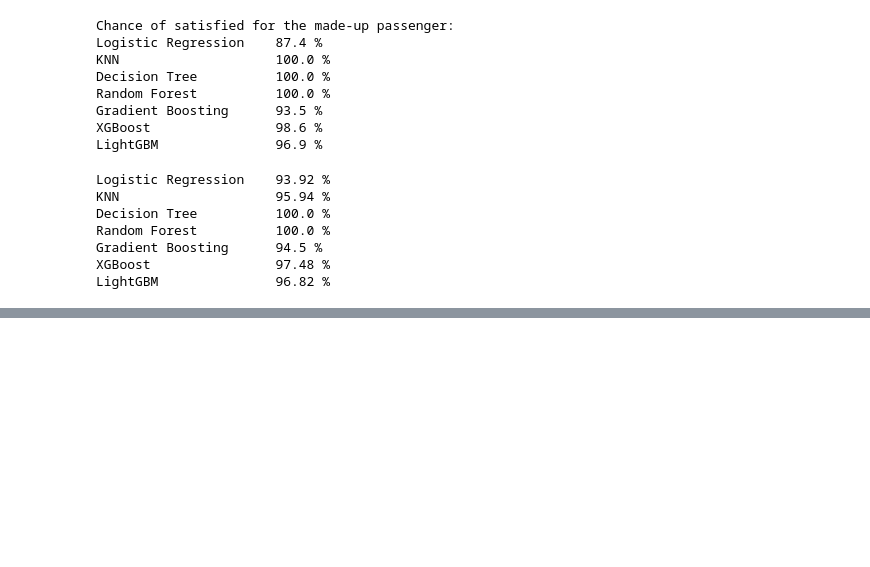
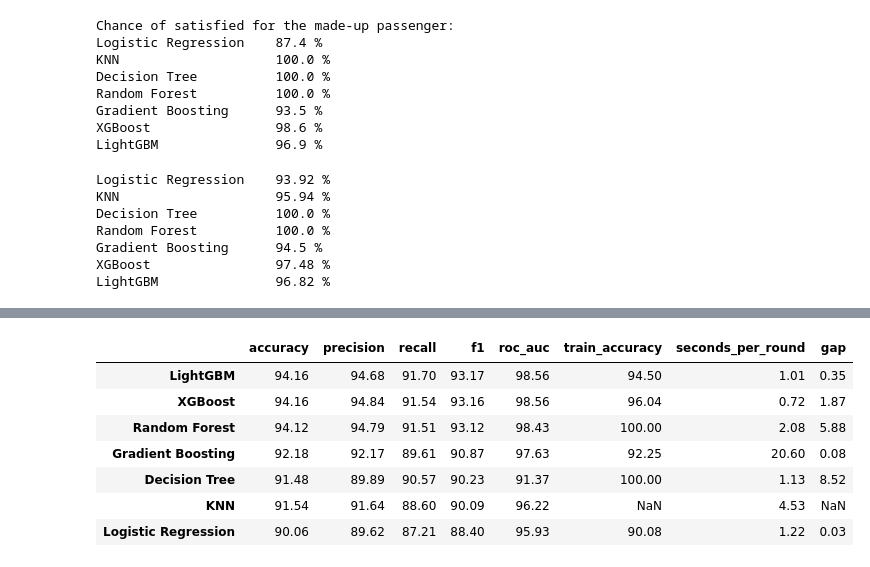
Before and after one commit to Siddharthkeshwani/airline-satisfaction-ml, a Jupyter notebook: notebooks/05_model_building_and_comparison.ipynb, the cells around one changed output, grey strips where cells are left out. Saved outputs shown, nothing was run; the diff lists cells and outputs as text; code cells hidden in the pictures; blank space fills up the shorter version.

```diff
--- a/notebooks/05_model_building_and_comparison.ipynb
+++ b/notebooks/05_model_building_and_comparison.ipynb
@@ -543,0 +640,17 @@ times
+# %%
+means_nw = {}
+stds_nw = {}
+
+for name in models_no_wifi:
+    start = time.time()
+
+    if name == "KNN":
+        scores = cross_validate(models_no_wifi[name], X_train_no_wifi, y_train, cv=cv, scoring=scoring)
+    else:
+        scores = cross_validate(models_no_wifi[name], X_train_no_wifi, y_train, cv=cv, scoring=scoring, return_train_score=True)
+
+    scores = pd.DataFrame(scores)
+    means_nw[name] = scores.mean()
+    stds_nw[name] = scores.std()
+
+    print(name.ljust(22), round(time.time() - start, 1), "seconds")
@@ -543,0 +665,25 @@ times
+# %%
+results_nw = pd.DataFrame(means_nw).T
+results_std_nw = pd.DataFrame(stds_nw).T
+
+table_nw = pd.DataFrame({
+    "accuracy": results_nw["test_accuracy"] * 100,
+    "precision": results_nw["test_precision"] * 100,
+    "recall": results_nw["test_recall"] * 100,
+    "f1": results_nw["test_f1"] * 100,
+    "roc_auc": results_nw["test_roc_auc"] * 100,
+    "train_accuracy": results_nw["train_accuracy"] * 100,
+    "seconds_per_round": results_nw["fit_time"] + results_nw["score_time"],
+})
+table_nw["gap"] = table_nw["train_accuracy"] - table_nw["accuracy"]
+
+table_nw.sort_values("f1", ascending=False).round(2)
+# %% [output]
+|  | accuracy | precision | recall | f1 | roc_auc | train_accuracy | seconds_per_round | gap |
+| LightGBM | 94.16 | 94.68 | 91.70 | 93.17 | 98.56 | 94.50 | 1.01 | 0.35 |
+| XGBoost | 94.16 | 94.84 | 91.54 | 93.16 | 98.56 | 96.04 | 0.72 | 1.87 |
+| Random Forest | 94.12 | 94.79 | 91.51 | 93.12 | 98.43 | 100.00 | 2.08 | 5.88 |
+| Gradient Boosting | 92.18 | 92.17 | 89.61 | 90.87 | 97.63 | 92.25 | 20.60 | 0.08 |
+| Decision Tree | 91.48 | 89.89 | 90.57 | 90.23 | 91.37 | 100.00 | 1.13 | 8.52 |
+| KNN | 91.54 | 91.64 | 88.60 | 90.09 | 96.22 | NaN | 4.53 | NaN |
+| Logistic Regression | 90.06 | 89.62 | 87.21 | 88.40 | 95.93 | 90.08 | 1.22 | 0.03 |
```
Also changed, not shown: parts of 25 cells of this notebook, 4 other files.
